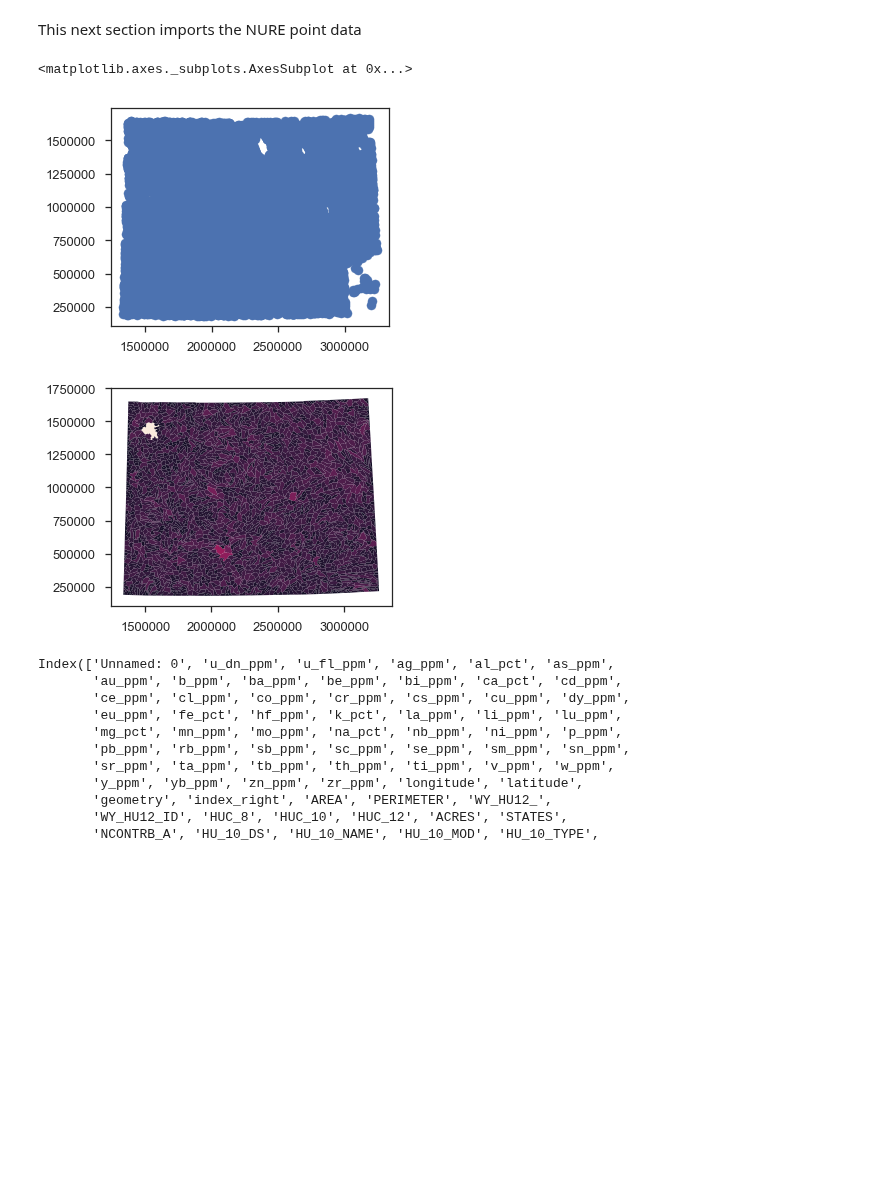
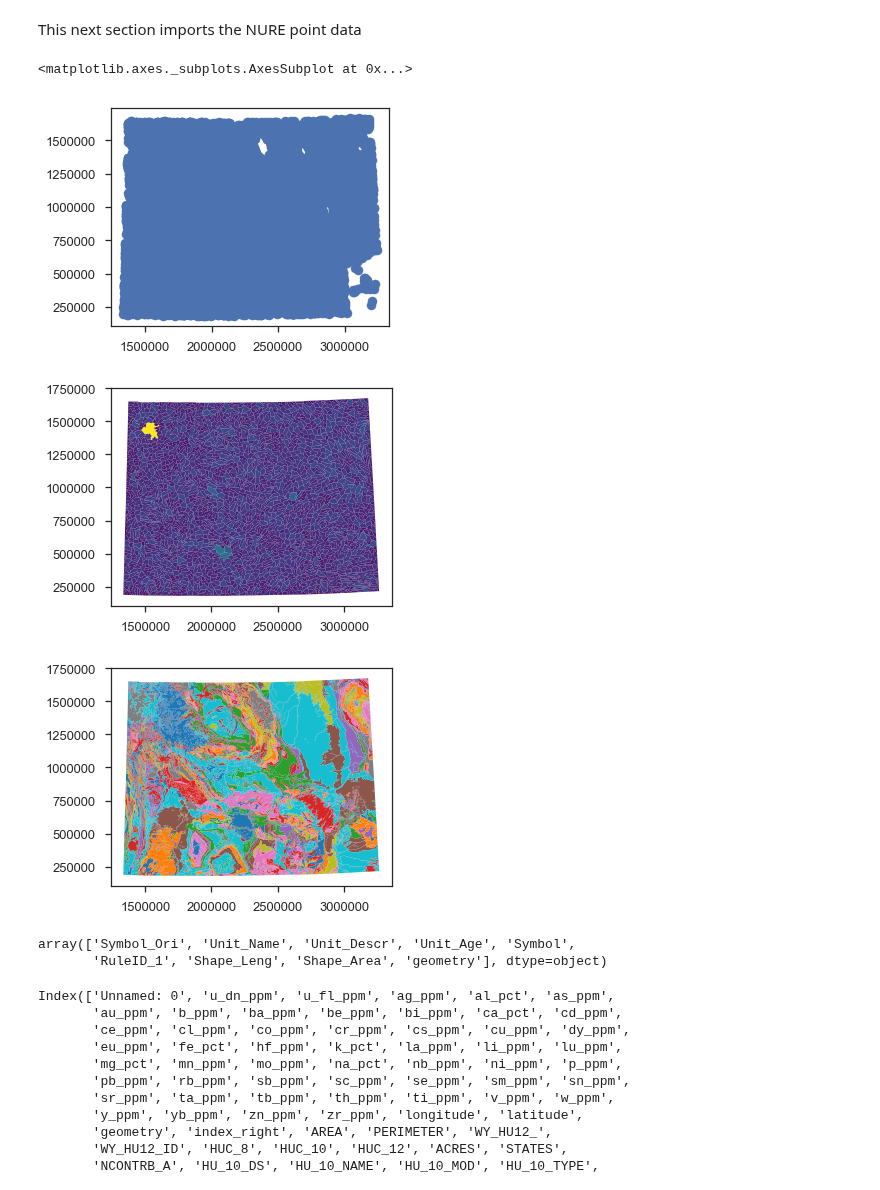
Before and after one commit to jessepisel/criticalandstrategic, a Jupyter notebook: Critical and strategic database building.ipynb, the cells around one changed output. Saved outputs shown, nothing was run; the diff lists cells and outputs as text; code cells hidden in the pictures; blank space fills up the shorter version.

```diff
--- a/Critical and strategic database building.ipynb
+++ b/Critical and strategic database building.ipynb
@@ -93,7 +93,7 @@ test1.fillna(0).to_csv('J:/Geology/WSGS/basin_area_formation_huc12.csv')
 # %% [markdown]
 This next section imports the NURE point data
 # %%
-df= pd.read_csv(r'M:/critical/imputed.csv')
+df= pd.read_csv(r'J:\Geology\WSGS\Projects\Critical Minerals\imputed.csv') #reads in the point data
 # %%
 from geopandas import GeoDataFrame
 from shapely.geometry import Point
@@ -107,9 +107,16 @@ geo_df.to_file(driver='ESRI Shapefile', filename='data.shp')
 projGeoDF=geo_df.to_crs(crs)
 # %%
 projGeoDF.plot()
-huc8.plot(column='Shape_Area')
+huc8.plot(column='Shape_Area', cmap='viridis')
+bedrock.plot(column ='Unit_Name')
 # %% [output]
 <matplotlib.axes._subplots.AxesSubplot at 0x...>
 [figure]
-[figure, old version]
+[figure, new version]
+[figure, added]
+# %%
+bedrock.columns.values
+# %% [output]
+array(['Symbol_Ori', 'Unit_Name', 'Unit_Descr', 'Unit_Age', 'Symbol',
+       'RuleID_1', 'Shape_Leng', 'Shape_Area', 'geometry'], dtype=object)
 # %%
```
Also changed, not shown: parts of 16 cells of this notebook, 1 other file.
